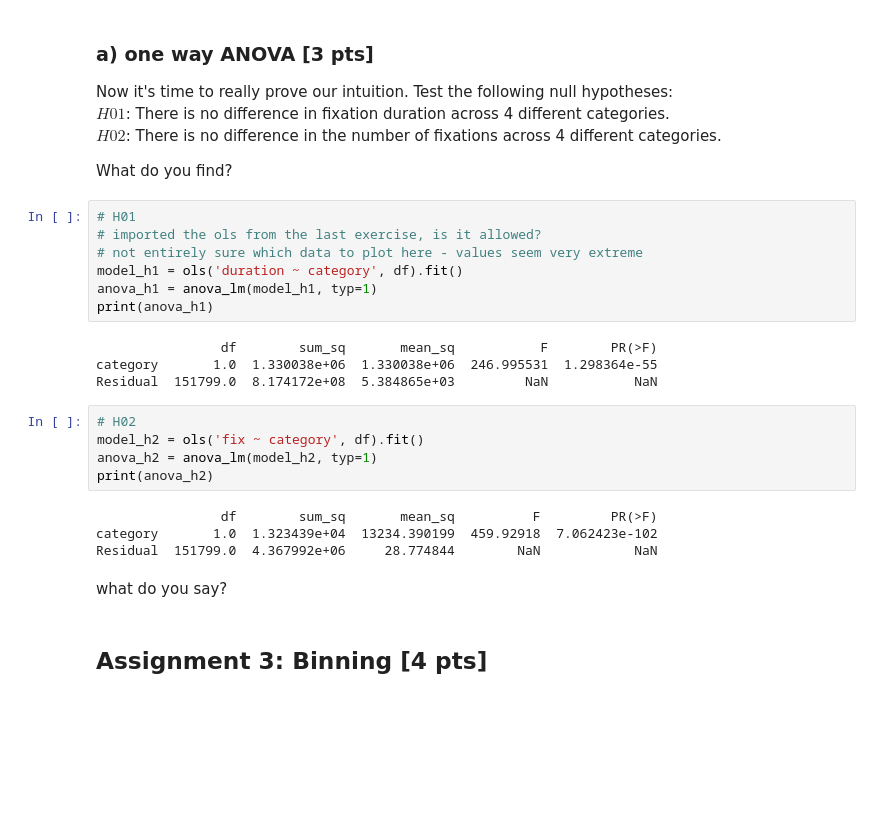
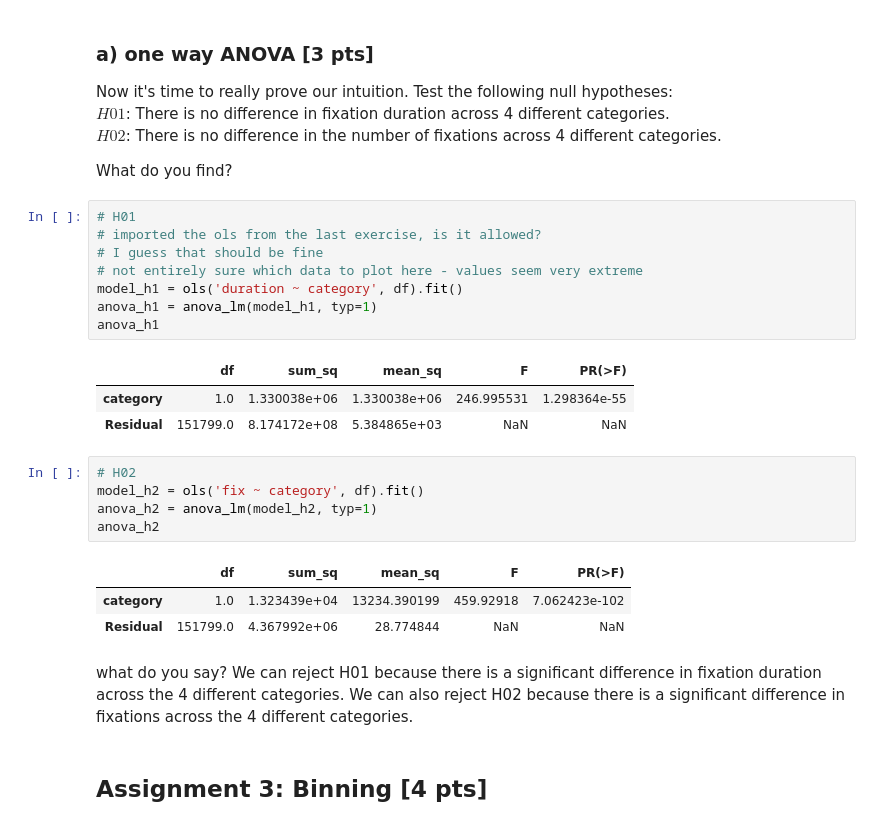
Before and after one commit to NBP-ACC/week-7-acc10, a Jupyter notebook: Sheet05 -simon-minor changes in 1.ipynb, the cells around one changed output. Cells and saved outputs as stored; diff of their text form; blank space fills up the shorter version.

```diff
--- a/Sheet05 -simon-minor changes in 1.ipynb
+++ b/Sheet05 -simon-minor changes in 1.ipynb
@@ -208,25 +213,28 @@ What do you find?
 # %%
 # H01
 # imported the ols from the last exercise, is it allowed?
+# I guess that should be fine
 # not entirely sure which data to plot here - values seem very extreme
 model_h1 = ols('duration ~ category', df).fit()
 anova_h1 = anova_lm(model_h1, typ=1)
-print(anova_h1)
+anova_h1
 # %% [output]
-                df        sum_sq       mean_sq           F        PR(>F)
-category       1.0  1.330038e+06  1.330038e+06  246.995531  1.298364e-55
-Residual  151799.0  8.174172e+08  5.384865e+03         NaN           NaN
+|  | df | sum_sq | mean_sq | F | PR(>F) |
+| category | 1.0 | 1.330038e+06 | 1.330038e+06 | 246.995531 | 1.298364e-55 |
+| Residual | 151799.0 | 8.174172e+08 | 5.384865e+03 | NaN | NaN |
 # %%
 # H02
 model_h2 = ols('fix ~ category', df).fit()
 anova_h2 = anova_lm(model_h2, typ=1)
-print(anova_h2)
+anova_h2
 # %% [output]
-                df        sum_sq       mean_sq          F         PR(>F)
-category       1.0  1.323439e+04  13234.390199  459.92918  7.062423e-102
-Residual  151799.0  4.367992e+06     28.774844        NaN            NaN
+|  | df | sum_sq | mean_sq | F | PR(>F) |
+| category | 1.0 | 1.323439e+04 | 13234.390199 | 459.92918 | 7.062423e-102 |
+| Residual | 151799.0 | 4.367992e+06 | 28.774844 | NaN | NaN |
-# %% [markdown]
-what do you say?
+# %% [markdown]
+what do you say?
+We can reject H01 because there is a significant difference in fixation duration across the 4 different categories.
+We can also reject H02 because there is a significant difference in fixations across the 4 different categories.
 # %% [markdown]
 ## Assignment 3: Binning [4 pts]
 # %% [markdown]
```
Also changed, not shown: parts of 3 cells of this notebook.
